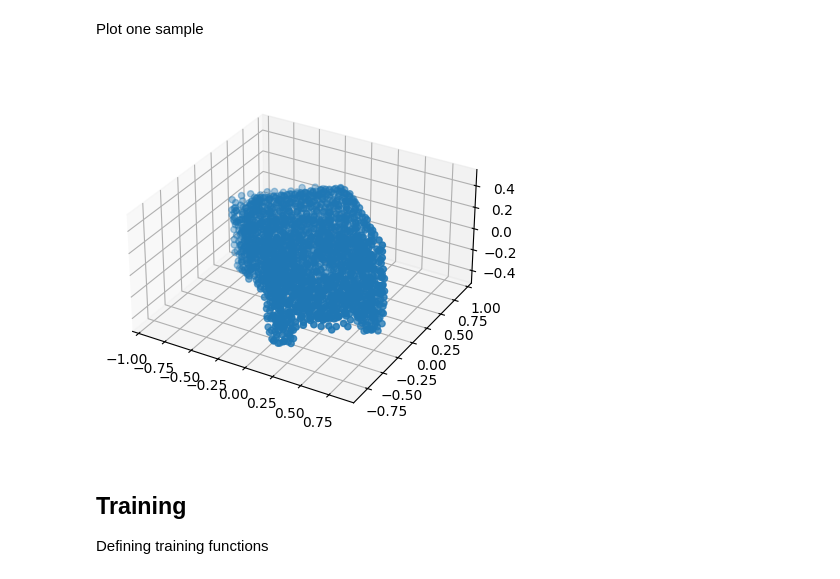
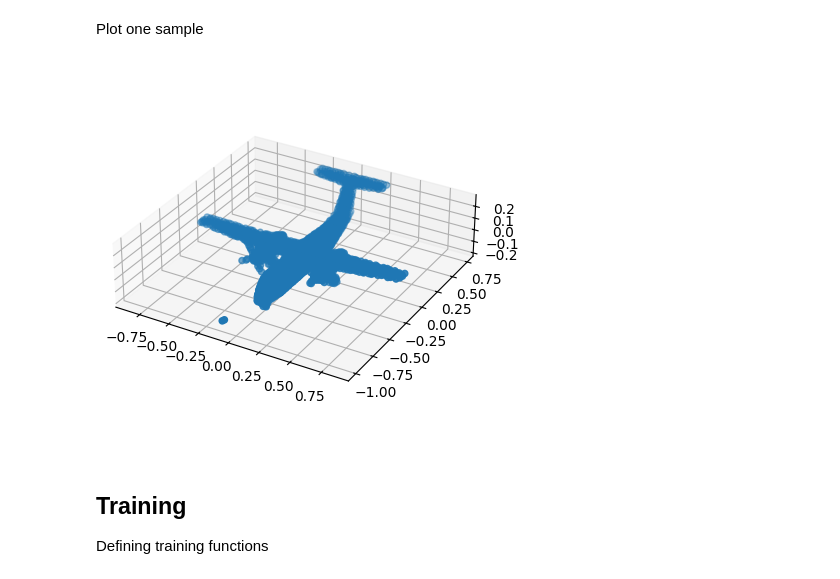
Before and after one commit to matthieuml/DGCNN, a Jupyter notebook: DGCNN.ipynb, the cells around one changed output. Saved outputs shown, nothing was run; the diff lists cells and outputs as text; code cells hidden in the pictures.

```diff
--- a/DGCNN.ipynb
+++ b/DGCNN.ipynb
@@ -35,15 +32,15 @@ Plot one sample
 # %%
 def plot_3d_shapes(X, y, ind):
     # Plot with the same scale for the axis
     fig = plt.figure()
     ax = fig.add_subplot(111, projection='3d')
     ax.scatter(X[ind][:, 0], X[ind][:, 2], X[ind][:, 1])
     ax.set_aspect('equal', adjustable='box')
     plt.show()
 
-plot_3d_shapes(X_train, y_train, 5)
+plot_3d_shapes(X_train, y_train, 8)
 # %% [output]
-[figure, old version]
+[figure, new version]
 # %% [markdown]
 ## Training
 
```
Also changed, not shown: parts of 3 cells of this notebook, 3 other files.
